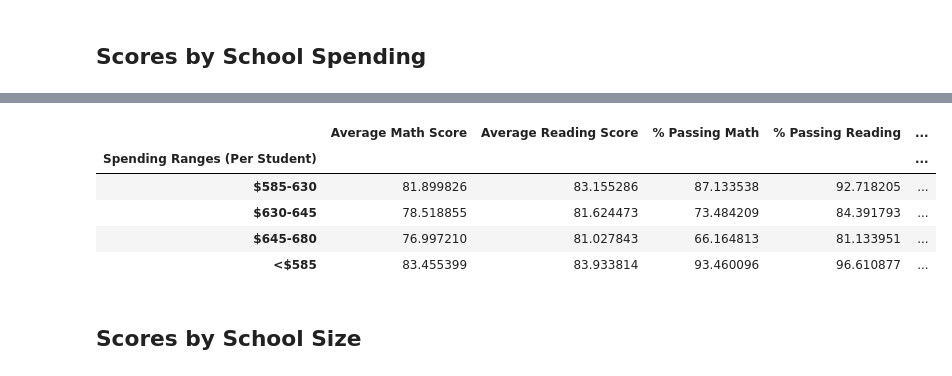
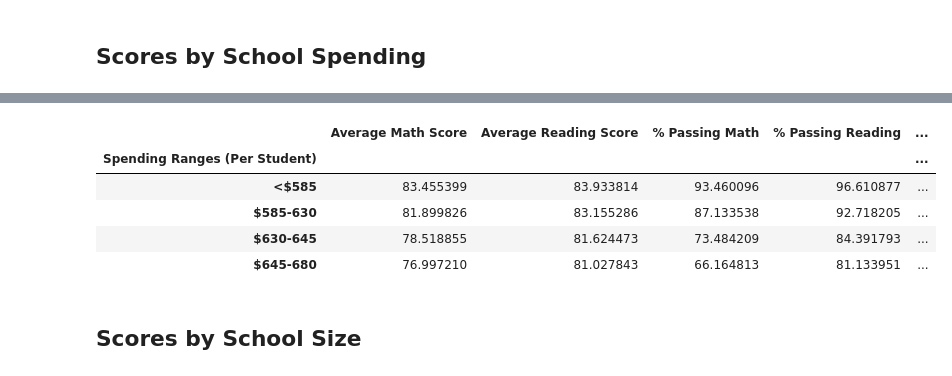
Before and after one commit to sarahryan0413/pandas-challenge, a Jupyter notebook: PyCitySchools/PyCitySchools.ipynb, the cells around one changed output, grey strips where cells are left out. Saved outputs shown, nothing was run; the diff lists cells and outputs as text; code cells hidden in the pictures.

Commit message:
completed scores by school spending section

```diff
--- a/PyCitySchools/PyCitySchools.ipynb
+++ b/PyCitySchools/PyCitySchools.ipynb
@@ -538,11 +540,3 @@ school_spending_df
 | Thomas High School | Charter | 1635 | $1,043,130.00 | $638.00 | 83.418349 | ... |
 | Wilson High School | Charter | 2283 | $1,319,574.00 | $578.00 | 83.274201 | ... |
 | Wright High School | Charter | 1800 | $1,049,400.00 | $583.00 | 83.682222 | ... |
-# %%
-# Use `pd.cut` on the per_school_capita Series from earlier to categorize per student spending based on the bins.
-school_spending_df["Spending Ranges (Per Student)"] = pd.cut(school_spending_df["Per Student Budget"],
-                                                             spending_bins, labels = labels, include_lowest = True)
-
-# Convert Spending Ranges (Per Student) to a string
-school_spending_df["Spending Ranges (Per Student)"] = school_spending_df["Spending Ranges (Per Student)"].astype(str)
-school_spending_df
@@ -551,7 +542,0 @@ TypeError: '<' not supported between instances of 'int' and 'str'
-# %%
-# Use `pd.cut` on the per_school_capita Series from earlier to categorize per student spending based on the bins.
-school_spending_df["Spending Ranges (Per Student)"] =
-
-# Convert Spending Ranges (Per Student) to a string
-school_spending_df["Spending Ranges (Per Student)"] = school_spending_df["Spending Ranges (Per Student)"].astype(str)
-school_spending_df
@@ -582,17 +549,21 @@ spending_passing_reading = school_spending_df.groupby(["Spending Ranges (Per Stu
 overall_passing_spending = school_spending_df.groupby(["Spending Ranges (Per Student)"])["% Overall Passing"].mean()
 # %%
 # Assemble into DataFrame
-spending_summary =
+spending_summary = pd.DataFrame({"Average Math Score": spending_math_scores,
+                                 "Average Reading Score": spending_reading_scores,
+                                 "% Passing Math": spending_passing_math,
+                                 "% Passing Reading": spending_passing_reading,
+                                 "% Overall Passing": overall_passing_spending})
 
 # Display results
 spending_summary
 # %% [output]
 |  | Average Math Score | Average Reading Score | % Passing Math | % Passing Reading | ... |
 | Spending Ranges (Per Student) |  |  |  |  | ... |
+| <$585 | 83.455399 | 83.933814 | 93.460096 | 96.610877 | ... |
 | $585-630 | 81.899826 | 83.155286 | 87.133538 | 92.718205 | ... |
 | $630-645 | 78.518855 | 81.624473 | 73.484209 | 84.391793 | ... |
 | $645-680 | 76.997210 | 81.027843 | 66.164813 | 81.133951 | ... |
-| <$585 | 83.455399 | 83.933814 | 93.460096 | 96.610877 | ... |
 # %% [markdown]
 ## Scores by School Size
 # %%
```
Also changed, not shown: parts of 3 cells of this notebook.
